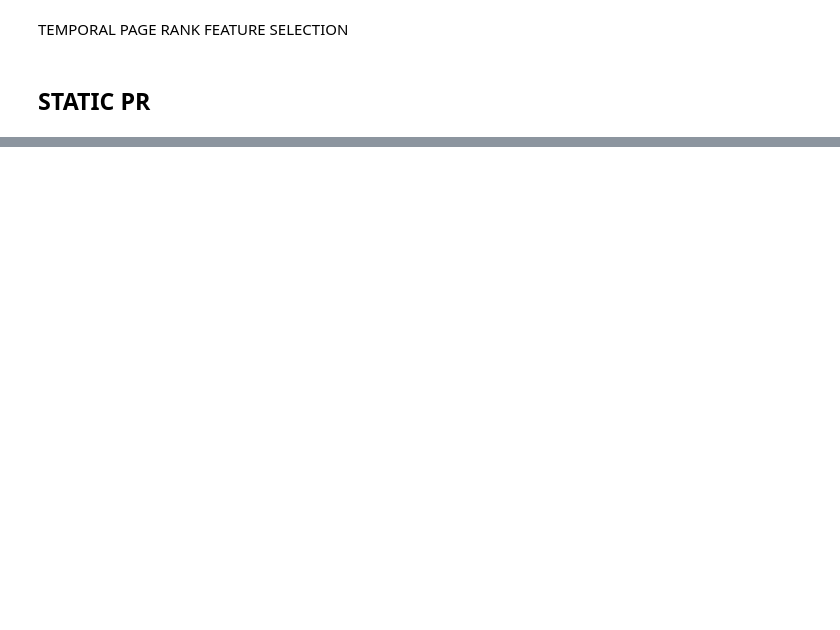
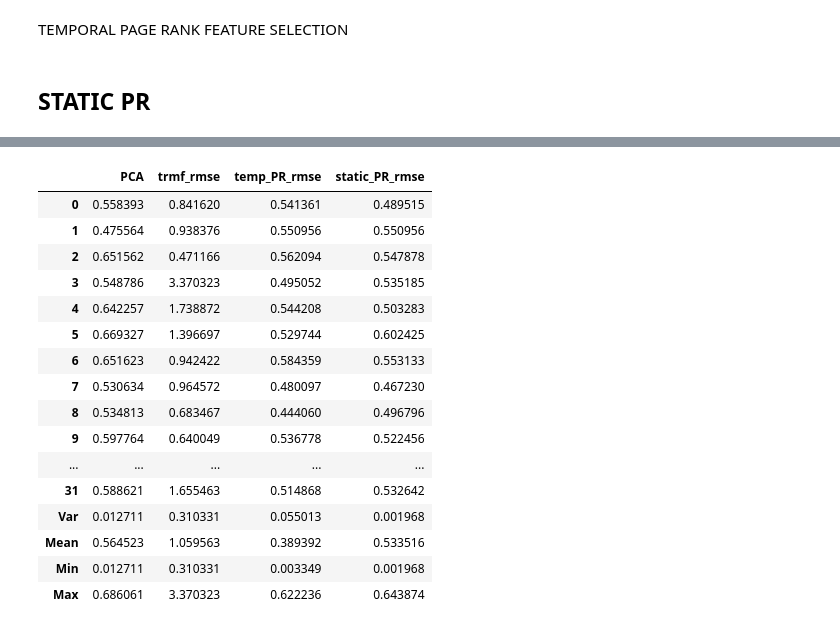
Before and after one commit to sepidCs/codes, a Jupyter notebook: experiments/compare_all_methods.ipynb, the cells around one changed output, grey strips where cells are left out. Saved outputs shown, nothing was run; the diff lists cells and outputs as text; code cells hidden in the pictures; blank space fills up the shorter version.

```diff
--- a/experiments/compare_all_methods.ipynb
+++ b/experiments/compare_all_methods.ipynb
@@ -103,7 +120,8 @@ data=load_dynamic_gas_mixtures(address,filename)
 # RUN
 # %%
 #segment sizes
-interval=2000
-testSize=500
+interval=600
+testSize=int(.2*interval)
 #energy of pca to compute number of components
 tol=.89
+testSize
@@ -318,5 +422,23 @@ num_comp_list
 # %%
-dataframe.head(30)
+dataframe
+# %% [output]
+|  | PCA | trmf_rmse | temp_PR_rmse | static_PR_rmse |
+| 0 | 0.558393 | 0.841620 | 0.541361 | 0.489515 |
+| 1 | 0.475564 | 0.938376 | 0.550956 | 0.550956 |
+| 2 | 0.651562 | 0.471166 | 0.562094 | 0.547878 |
+| 3 | 0.548786 | 3.370323 | 0.495052 | 0.535185 |
+| 4 | 0.642257 | 1.738872 | 0.544208 | 0.503283 |
+| 5 | 0.669327 | 1.396697 | 0.529744 | 0.602425 |
+| 6 | 0.651623 | 0.942422 | 0.584359 | 0.553133 |
+| 7 | 0.530634 | 0.964572 | 0.480097 | 0.467230 |
+| 8 | 0.534813 | 0.683467 | 0.444060 | 0.496796 |
+| 9 | 0.597764 | 0.640049 | 0.536778 | 0.522456 |
+| ... | ... | ... | ... | ... |
+| 31 | 0.588621 | 1.655463 | 0.514868 | 0.532642 |
+| Var | 0.012711 | 0.310331 | 0.055013 | 0.001968 |
+| Mean | 0.564523 | 1.059563 | 0.389392 | 0.533516 |
+| Min | 0.012711 | 0.310331 | 0.003349 | 0.001968 |
+| Max | 0.686061 | 3.370323 | 0.622236 | 0.643874 |
 # %%
 dataframe.loc['Var'] =list(dataframe.var())
 dataframe.loc['Mean'] =list(dataframe.mean())
```
Also changed, not shown: parts of 10 cells of this notebook, 16 other files.
